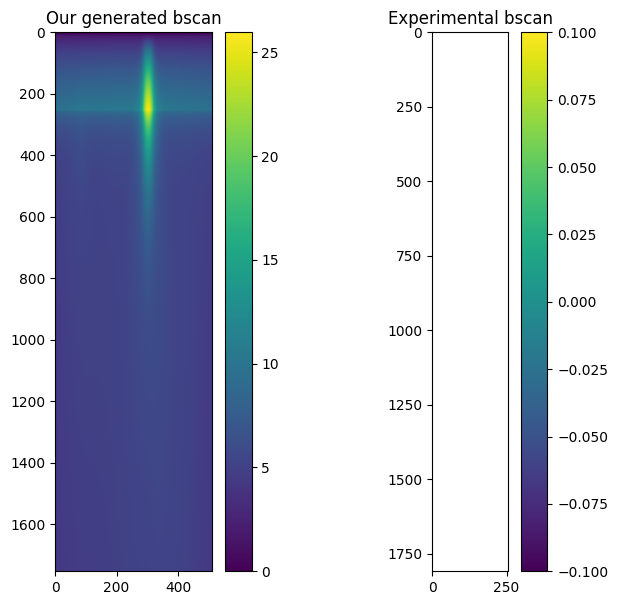
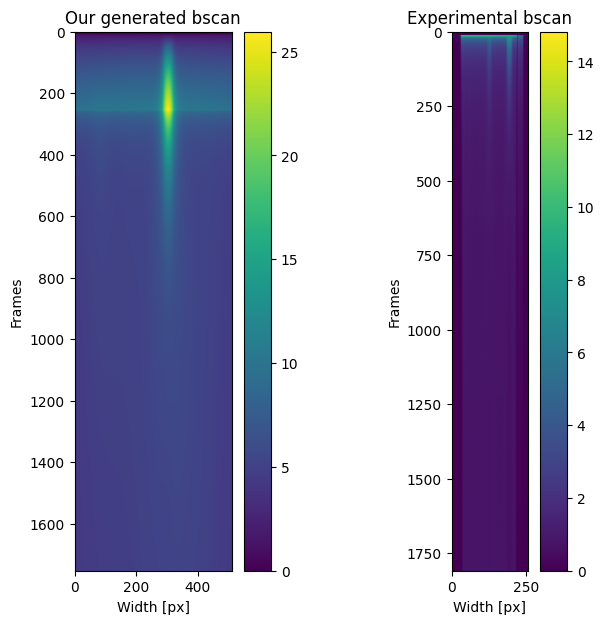
The notebook cell's code change between the first figure and the second:
--- before
+++ after
@@ -3,4 +3,6 @@
 plt.imshow(bscan_our)
 plt.title("Our generated bscan")
+plt.xlabel('Width [px]')
+plt.ylabel("Frames")
 plt.colorbar()
 
@@ -9,3 +11,5 @@
 plt.imshow(bscan_exp[:,:])
 plt.title("Experimental bscan")
+plt.xlabel('Width [px]')
+plt.ylabel("Frames")
 plt.colorbar()

Commit: reorg